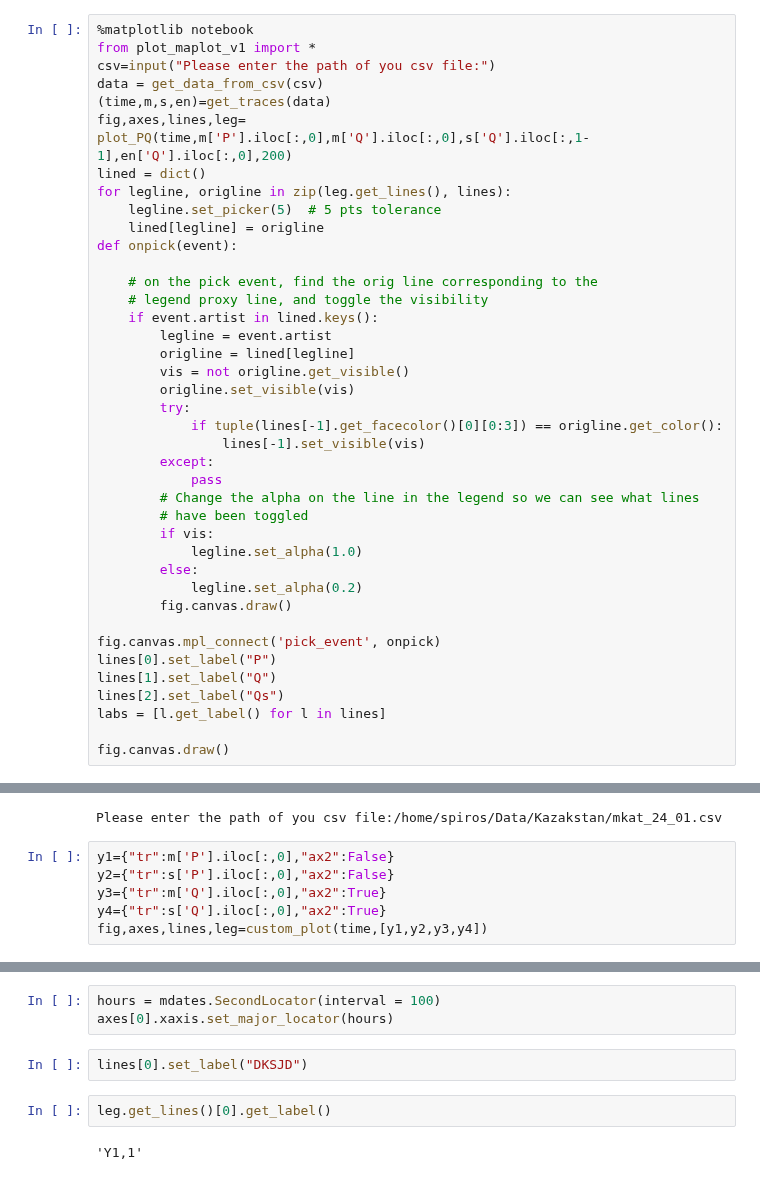
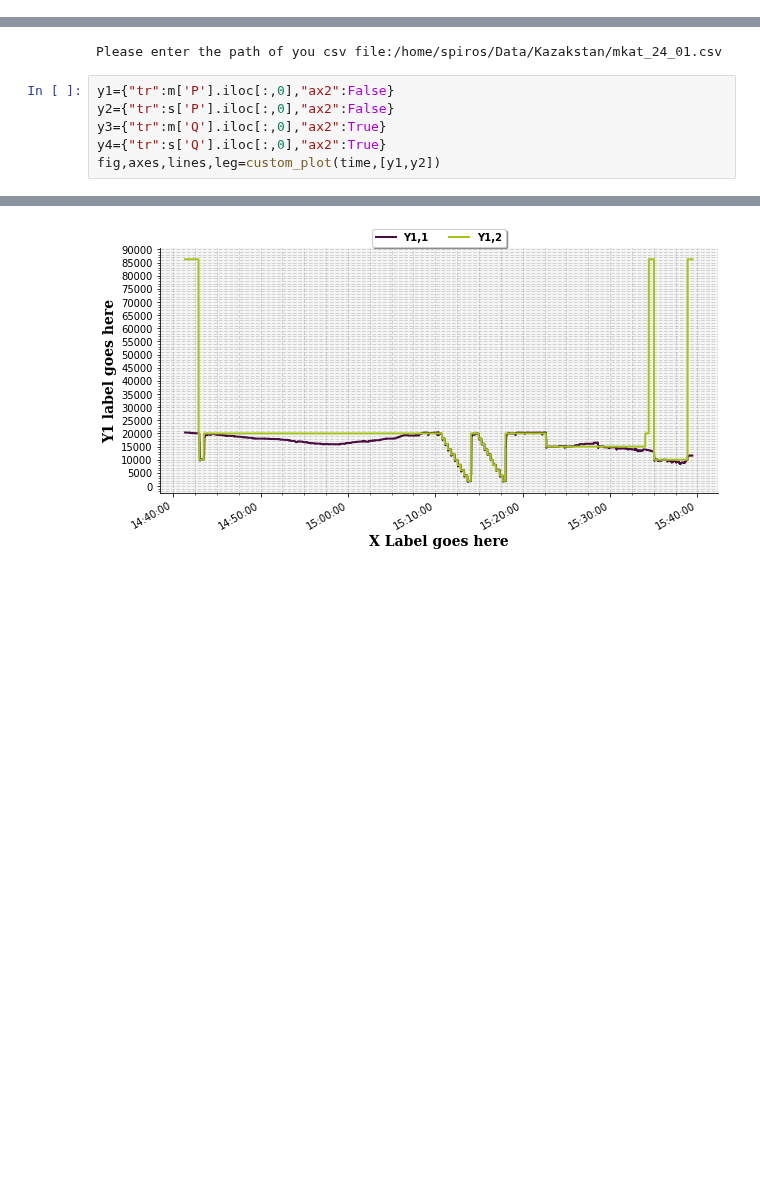
Before and after one commit to skont21/my_python_repository, a Jupyter notebook: plotly/Plot.ipynb, the cells around one changed output, grey strips where cells are left out. Drawn from its saved outputs; the diff is of its cells as text; blank space fills up the shorter version.

```diff
--- a/plotly/Plot.ipynb
+++ b/plotly/Plot.ipynb
@@ -279,40 +42,0 @@ def onpick(event):
-# %%
-%matplotlib notebook
-from plot_maplot_v1 import *
-csv=input("Please enter the path of you csv file:")
-data = get_data_from_csv(csv)
-(time,m,s,en)=get_traces(data)
-fig,axes,lines,leg= plot_PQ(time,m['P'].iloc[:,0],m['Q'].iloc[:,0],s['Q'].iloc[:,1-1],en['Q'].iloc[:,0],200)
-lined = dict()
-for legline, origline in zip(leg.get_lines(), lines):
-    legline.set_picker(5)  # 5 pts tolerance
-    lined[legline] = origline
-def onpick(event):
-
-    # on the pick event, find the orig line corresponding to the
-    # legend proxy line, and toggle the visibility
-    if event.artist in lined.keys():
-        legline = event.artist
-        origline = lined[legline]
-        vis = not origline.get_visible()
-        origline.set_visible(vis)
-        try:
-            if tuple(lines[-1].get_facecolor()[0][0:3]) == origline.get_color():
-                lines[-1].set_visible(vis)
-        except:
-            pass
-        # Change the alpha on the line in the legend so we can see what lines
-        # have been toggled
-        if vis:
-            legline.set_alpha(1.0)
-        else:
-            legline.set_alpha(0.2)
-        fig.canvas.draw()
-
-fig.canvas.mpl_connect('pick_event', onpick)
-lines[0].set_label("P")
-lines[1].set_label("Q")
-lines[2].set_label("Qs")
-labs = [l.get_label() for l in lines]
-
-fig.canvas.draw()
@@ -403,5 +111,5 @@ y1={"tr":m['P'].iloc[:,0],"ax2":False}
 y2={"tr":s['P'].iloc[:,0],"ax2":False}
 y3={"tr":m['Q'].iloc[:,0],"ax2":True}
 y4={"tr":s['Q'].iloc[:,0],"ax2":True}
-fig,axes,lines,leg=custom_plot(time,[y1,y2,y3,y4])
+fig,axes,lines,leg=custom_plot(time,[y1,y2])
 # %% [output]
@@ -410,9 +116 @@ fig,axes,lines,leg=custom_plot(time,[y1,y2,y3,y4])
+[figure, added]
-# %%
-hours = mdates.SecondLocator(interval = 100)
-axes[0].xaxis.set_major_locator(hours)
-# %%
-lines[0].set_label("DKSJD")
-# %%
-leg.get_lines()[0].get_label()
-# %% [output]
-'Y1,1'
```
Also changed, not shown: parts of 23 cells of this notebook, 2 other files.
